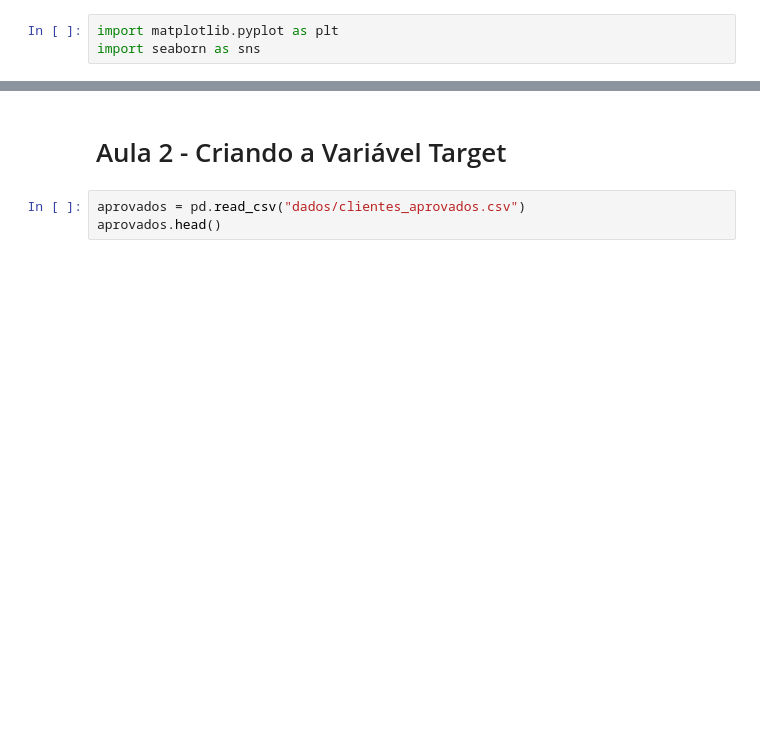
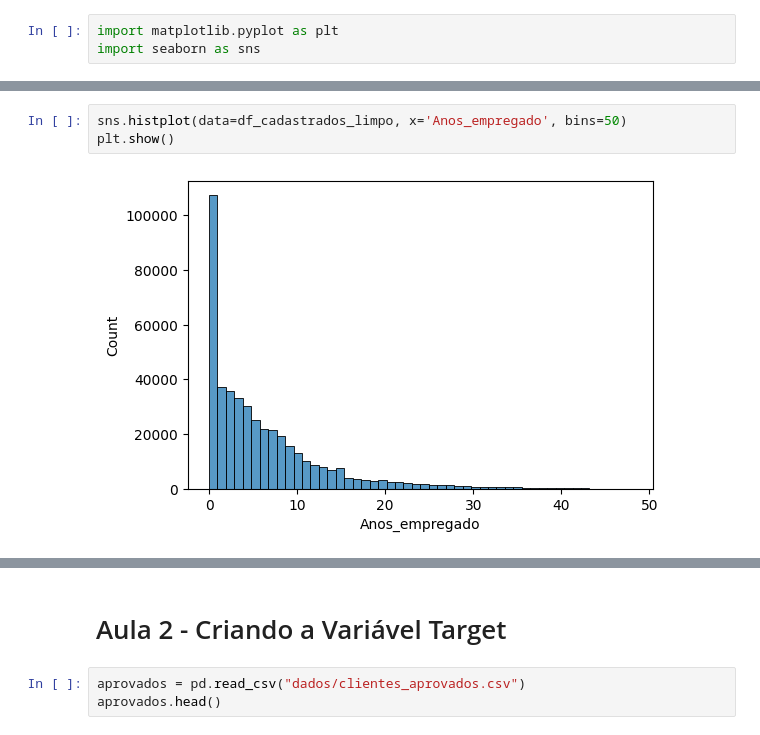
Before and after one commit to giulianafernandes/credit_card_approval_prediction, a Jupyter notebook: deploy_de_aplicacoes.ipynb, the cells around one changed output, grey strips where cells are left out. Drawn from its saved outputs; the diff is of its cells as text; blank space fills up the shorter version.

```diff
--- a/deploy_de_aplicacoes.ipynb
+++ b/deploy_de_aplicacoes.ipynb
@@ -315,0 +353,5 @@ Name: proportion, dtype: float64
+# %%
+sns.histplot(data=df_cadastrados_limpo, x='Anos_empregado', bins=50)
+plt.show()
+# %% [output]
+[figure, added]
```
Also changed, not shown: parts of 100 cells of this notebook, 2 other files.
